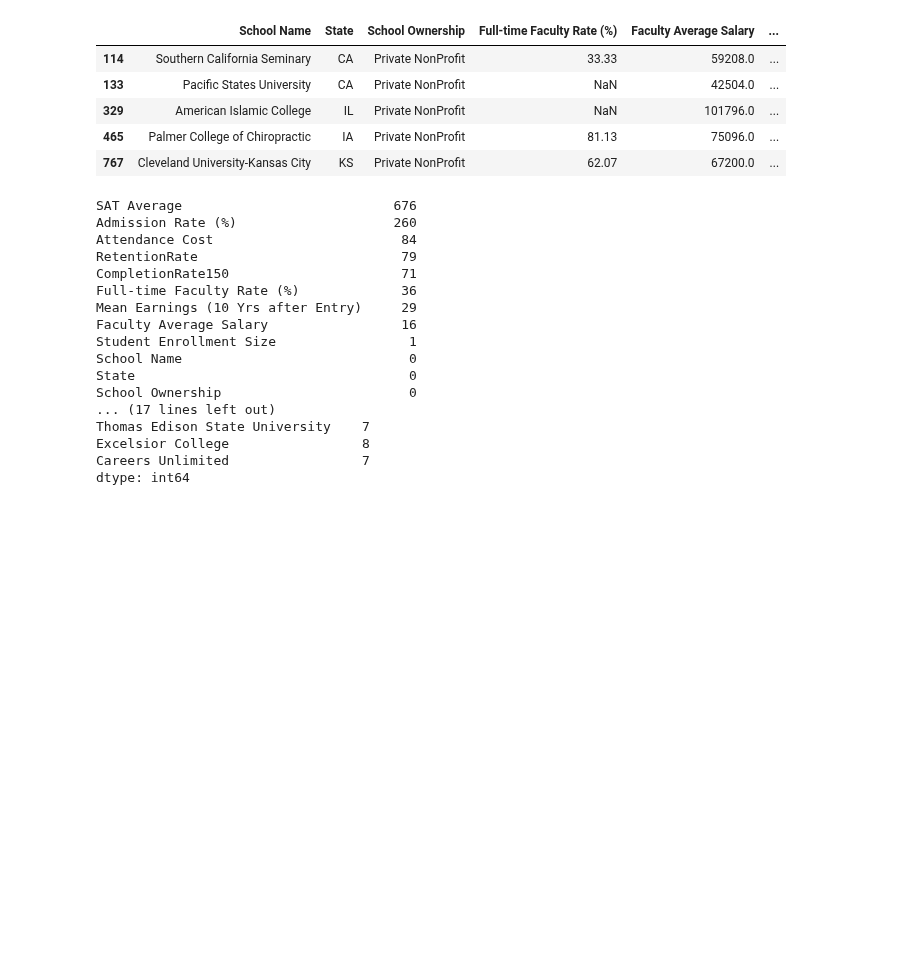
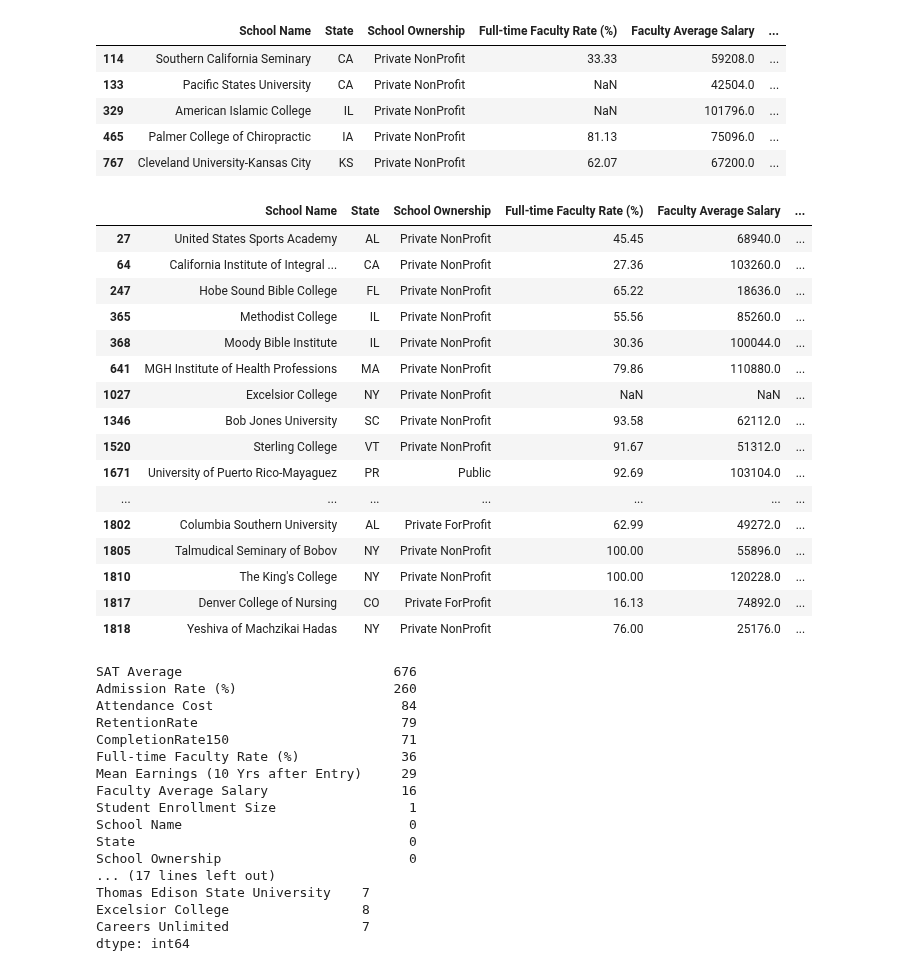
Before and after one commit to runstats21/college-score-card-analysis, a Jupyter notebook: CollegeScorecard-CollectClean.ipynb, the cells around one changed output. Drawn from its saved outputs; the diff is of its cells as text; code cells hidden in the pictures; blank space fills up the shorter version.

```diff
--- a/CollegeScorecard-CollectClean.ipynb
+++ b/CollegeScorecard-CollectClean.ipynb
@@ -326,6 +341,27 @@ df_earn_new[df_earn_new["150% Completion Rate at 4 Yr (%)"]==0].head()
 # drop obs with missing values in response column(s)
 clean_dat = clean_dat[clean_dat["Mean Earnings (6 Yrs after Entry)"].isnull()==False]
 # 250 rows removed => leaving 1736 remaining
+# %%
+# check where Mean Earnings of 10 years post entry is missing
+clean_dat[clean_dat["Mean Earnings (10 Yrs after Entry)"].isnull()]
+# %% [output]
+|  | School Name | State | School Ownership | Full-time Faculty Rate (%) | Faculty Average Salary | ... |
+| 27 | United States Sports Academy | AL | Private NonProfit | 45.45 | 68940.0 | ... |
+| 64 | California Institute of Integral ... | CA | Private NonProfit | 27.36 | 103260.0 | ... |
+| 247 | Hobe Sound Bible College | FL | Private NonProfit | 65.22 | 18636.0 | ... |
+| 365 | Methodist College | IL | Private NonProfit | 55.56 | 85260.0 | ... |
+| 368 | Moody Bible Institute | IL | Private NonProfit | 30.36 | 100044.0 | ... |
+| 641 | MGH Institute of Health Professions | MA | Private NonProfit | 79.86 | 110880.0 | ... |
+| 1027 | Excelsior College | NY | Private NonProfit | NaN | NaN | ... |
+| 1346 | Bob Jones University | SC | Private NonProfit | 93.58 | 62112.0 | ... |
+| 1520 | Sterling College | VT | Private NonProfit | 91.67 | 51312.0 | ... |
+| 1671 | University of Puerto Rico-Mayaguez | PR | Public | 92.69 | 103104.0 | ... |
+| ... | ... | ... | ... | ... | ... | ... |
+| 1802 | Columbia Southern University | AL | Private ForProfit | 62.99 | 49272.0 | ... |
+| 1805 | Talmudical Seminary of Bobov | NY | Private NonProfit | 100.00 | 55896.0 | ... |
+| 1810 | The King's College | NY | Private NonProfit | 100.00 | 120228.0 | ... |
+| 1817 | Denver College of Nursing | CO | Private ForProfit | 16.13 | 74892.0 | ... |
+| 1818 | Yeshiva of Machzikai Hadas | NY | Private NonProfit | 76.00 | 25176.0 | ... |
 # %%
 # clean up variable names (i.e., column names)
 clean_dat.rename(columns = {"RetentionRate_4yr": "RetentionRate",
```
Also changed, not shown: parts of 1 cell of this notebook.
